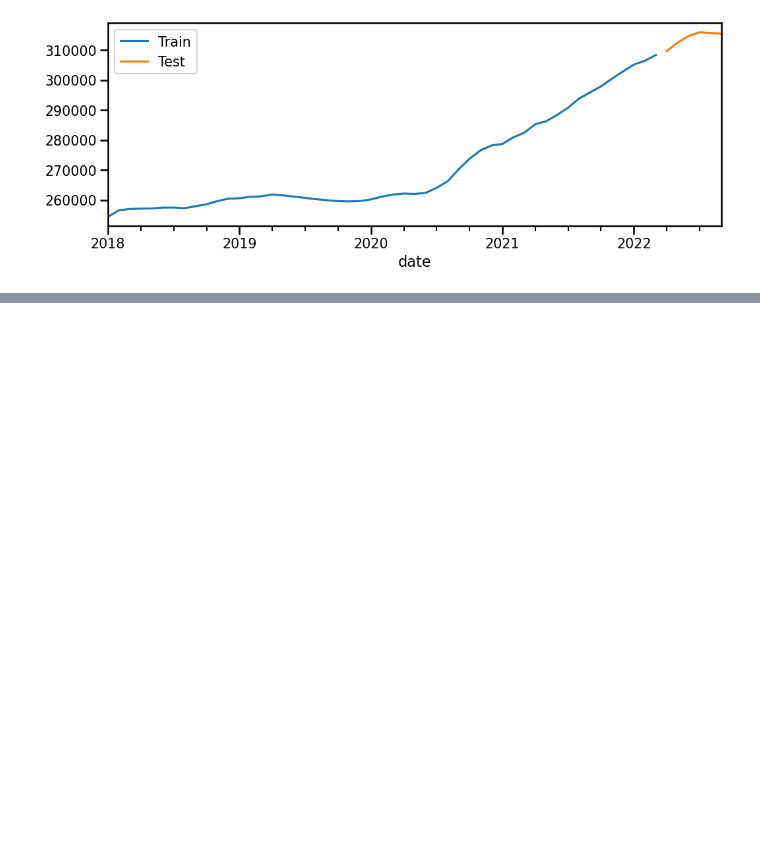
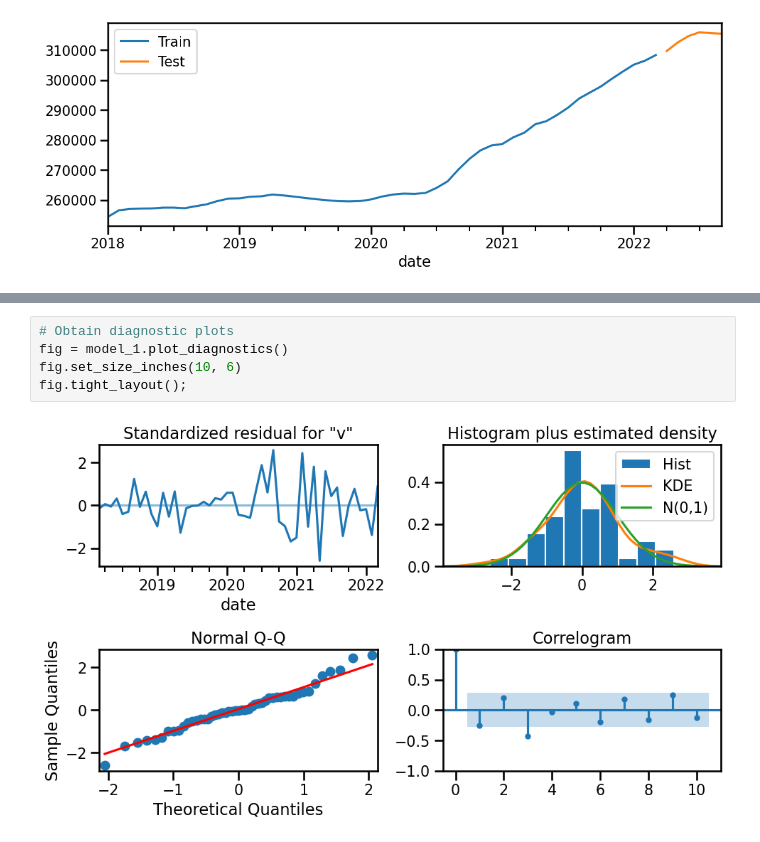
Before and after one commit to eccecarreon/data-viz-core-assignments, a Jupyter notebook: Gridsearch SARIMA Models (Core).ipynb, the cells around one changed output, grey strips where cells are left out. Cells and saved outputs as stored; diff of their text form; blank space fills up the shorter version.

```diff
--- a/Gridsearch SARIMA Models (Core).ipynb
+++ b/Gridsearch SARIMA Models (Core).ipynb
@@ -961,0 +1020,7 @@ ax.legend();
+# %%
+# Obtain diagnostic plots
+fig = model_1.plot_diagnostics()
+fig.set_size_inches(10, 6)
+fig.tight_layout();
+# %% [output]
+[figure, added]
```
Also changed, not shown: parts of 19 cells of this notebook.
